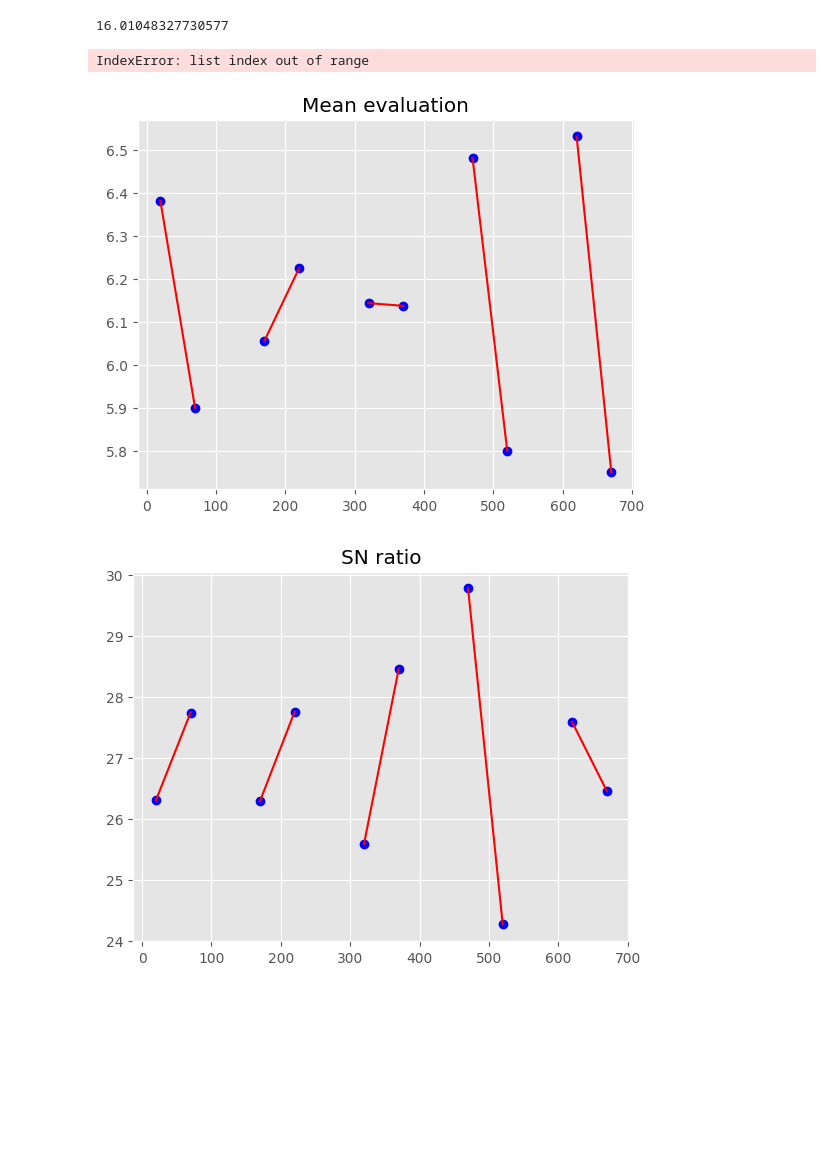
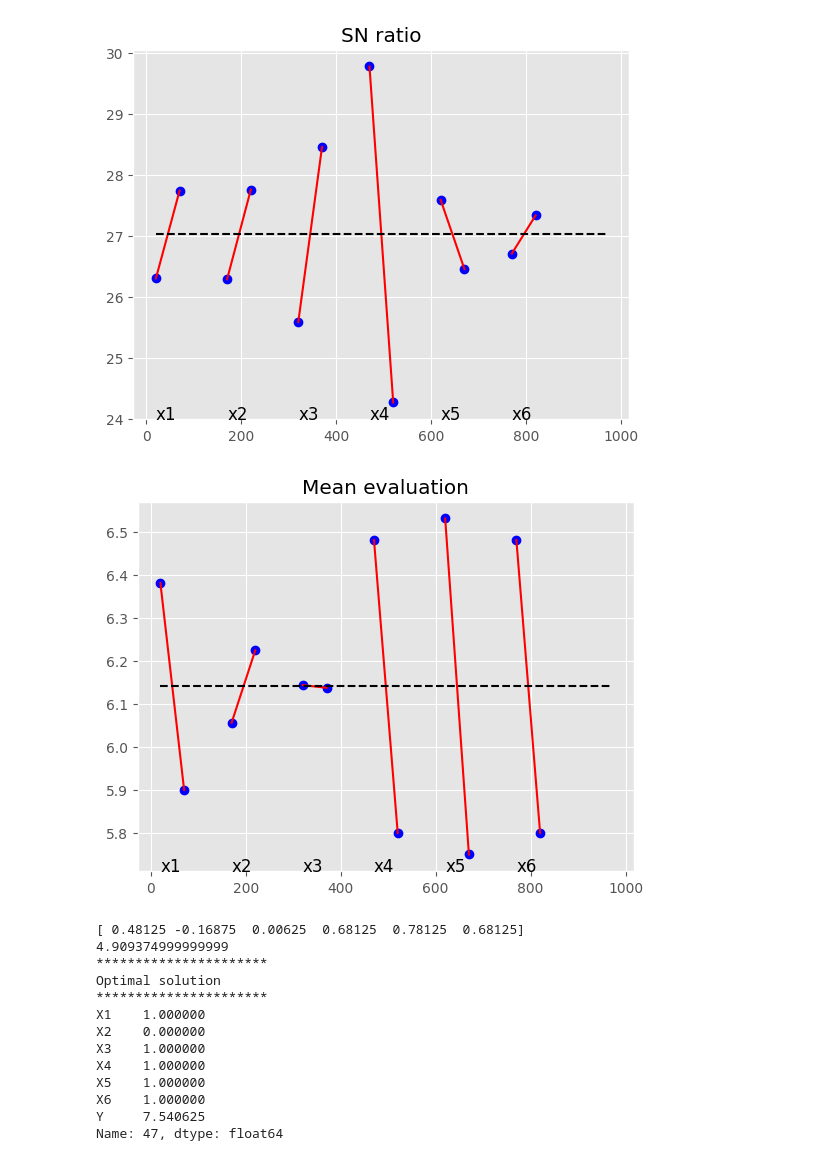
Before and after one commit to shohei/DesignOfExperiment, a Jupyter notebook: taguchi/static_characteristics/taguchi_static.ipynb, the cells around one changed output. Cells and saved outputs as stored; diff of their text form; code cells hidden in the pictures; blank space fills up the shorter version.

```diff
--- a/taguchi/static_characteristics/taguchi_static.ipynb
+++ b/taguchi/static_characteristics/taguchi_static.ipynb
@@ -17,10 +17,6 @@ df_control = df[x_labels]
 df_error = df[w_labels]
 N = len(df) # 8
 N_x = len(x_labels)
-# %%
--10*math.log10(1/n*sum([1/x**2 for x in df_error.iloc[:,0]]))
-# %% [output]
-16.01048327730577
 # %%
 SN = [0]*N
 for i, row in df_error.iterrows():
@@ -72,7 +68,7 @@ width = 50
 x_a = [initial_x]
 x_b = [initial_x+width]
 # x座標生成
-for i in range(N_w):
+for i in range(N_x):
     x_a.append(x_a[-1]+offset)
     x_b.append(x_b[-1]+offset)
 
@@ -106,7 +102,7 @@ plt.figure(2)
 plt.plot((x_a[0],x_b[-1]),(mean_average,mean_average),'k--')
 
 # ラベルの描画
-for i in range(N_w):
+for i in range(N_x):
     plt.figure(1)
     axes = plt.gca()
     yl = axes.get_ylim()[0]
@@ -116,33 +112,45 @@ for i in range(N_w):
     axes = plt.gca()
     yl = axes.get_ylim()[0]
     plt.text(x_a[i], yl, 'x'+str(i+1), fontsize=12)
 
 plt.show(block=False)
 
 # パラメータの最適化(重回帰分析)
 model = linear_model.LinearRegression()
 Y = df_error.mean(axis=1)
 X = df_control
 model.fit(X,Y)
 print(model.coef_)
 print(model.intercept_)
 
 # combi = [p for p in product((0,1),(0,1),(0,1),(0,1),(0,1),(0,1))]
 patterns = list(product((0,1),(0,1),(0,1),(0,1),(0,1),(0,1)))
 x = np.array(patterns)
 y = model.predict(x)
 y = y.reshape(len(y),1)
 complete = np.hstack((x,y))
 df_complete = pd.DataFrame(complete,columns=('X1','X2','X3','X4','X5','X6','Y'))
 df_complete = df_complete.sort_values(by=['Y'],ascending=False)
 print('**********************')
 print('Optimal solution')
 print('**********************')
 print(df_complete.iloc[0])
 
 
 #input("Press Enter to exit.")
 # %% [output]
-IndexError: list index out of range
-[figure, old version]
+[figure, new version]
-[figure, old version]
+[figure, new version]
+[ 0.48125 -0.16875  0.00625  0.68125  0.78125  0.68125]
+4.909374999999999
+**********************
+Optimal solution
+**********************
+X1    1.000000
+X2    0.000000
+X3    1.000000
+X4    1.000000
+X5    1.000000
+X6    1.000000
+Y     7.540625
+Name: 47, dtype: float64
```
Also changed, not shown: 1 other file.
